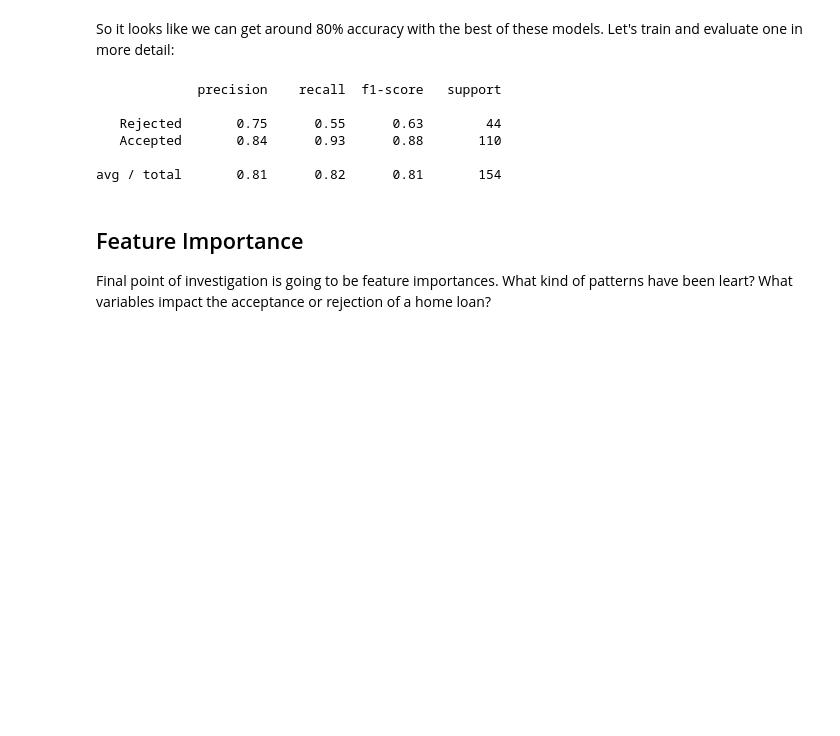
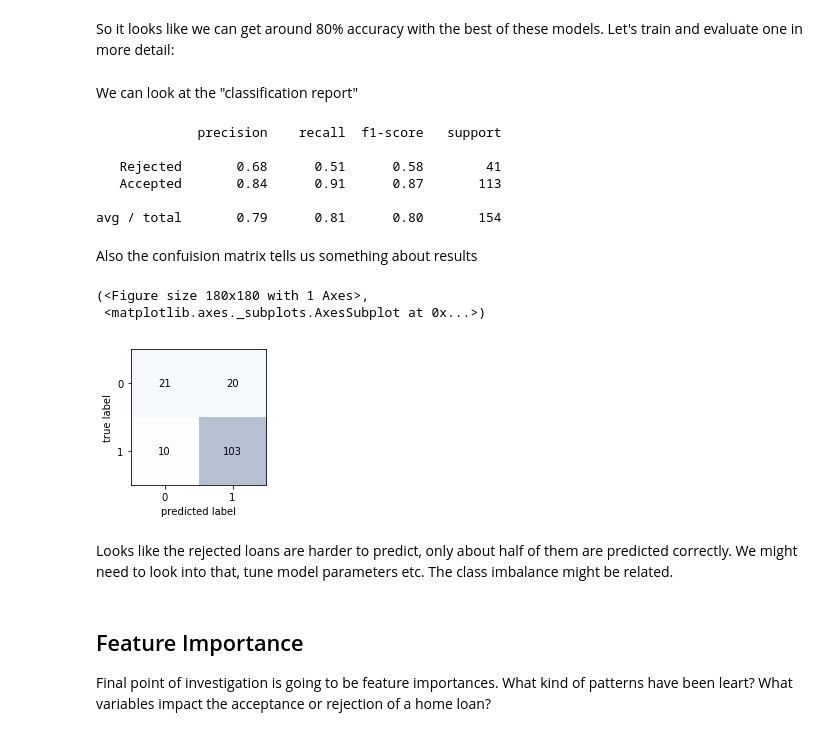
Before and after one commit to EikeDehling/machine-learnings, a Jupyter notebook: loans_acceptance.ipynb, the cells around one changed output. Drawn from its saved outputs; the diff is of its cells as text; code cells hidden in the pictures; blank space fills up the shorter version.

```diff
--- a/loans_acceptance.ipynb
+++ b/loans_acceptance.ipynb
@@ -263,15 +263,30 @@ model = LGBMClassifier()
 model.fit(Xt, yt)
 
 ypred = model.predict(Xv)
-
-print(classification_report(yv, ypred, target_names=['Rejected', 'Accepted']))
-# %% [output]
-             precision    recall  f1-score   support
-
-   Rejected       0.75      0.55      0.63        44
-   Accepted       0.84      0.93      0.88       110
-
-avg / total       0.81      0.82      0.81       154
+# %% [markdown]
+We can look at the "classification report"
+# %%
+print(classification_report(yv, ypred, target_names=['Rejected', 'Accepted']))
+# %% [output]
+             precision    recall  f1-score   support
+
+   Rejected       0.68      0.51      0.58        41
+   Accepted       0.84      0.91      0.87       113
+
+avg / total       0.79      0.81      0.80       154
+# %% [markdown]
+Also the confuision matrix tells us something about results
+# %%
+from mlxtend.plotting import plot_confusion_matrix
+from sklearn.metrics import confusion_matrix
+
+plot_confusion_matrix(confusion_matrix(yv, ypred))
+# %% [output]
+(<Figure size 180x180 with 1 Axes>,
+ <matplotlib.axes._subplots.AxesSubplot at 0x...>)
+[figure, added]
+# %% [markdown]
+Looks like the rejected loans are harder to predict, only about half of them are predicted correctly. We might need to look into that, tune model parameters etc. The class imbalance might be related.
 # %% [markdown]
 ## Feature Importance
 
```
Also changed, not shown: parts of 5 cells of this notebook.
